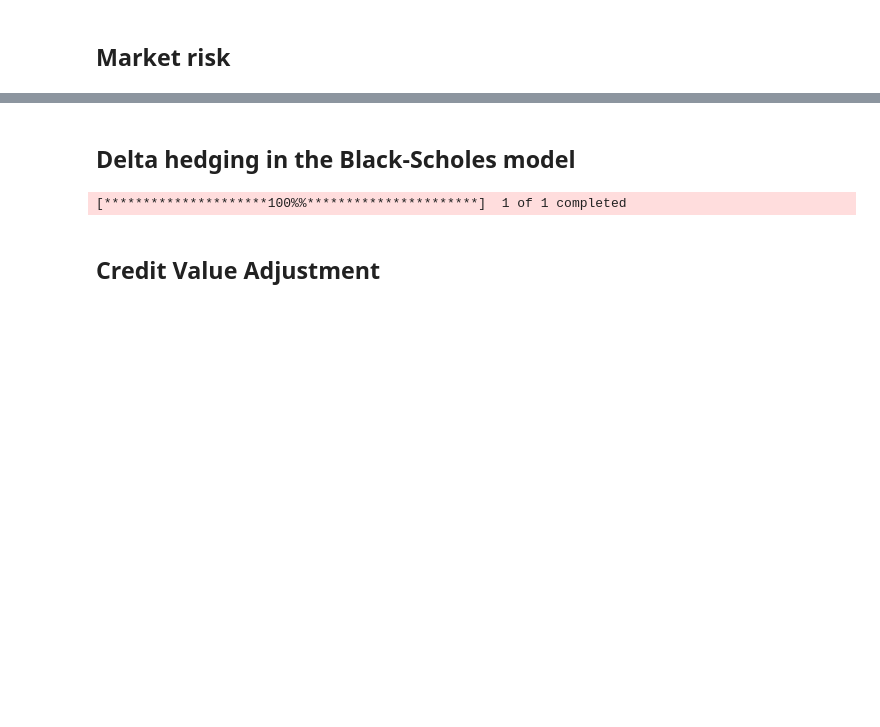
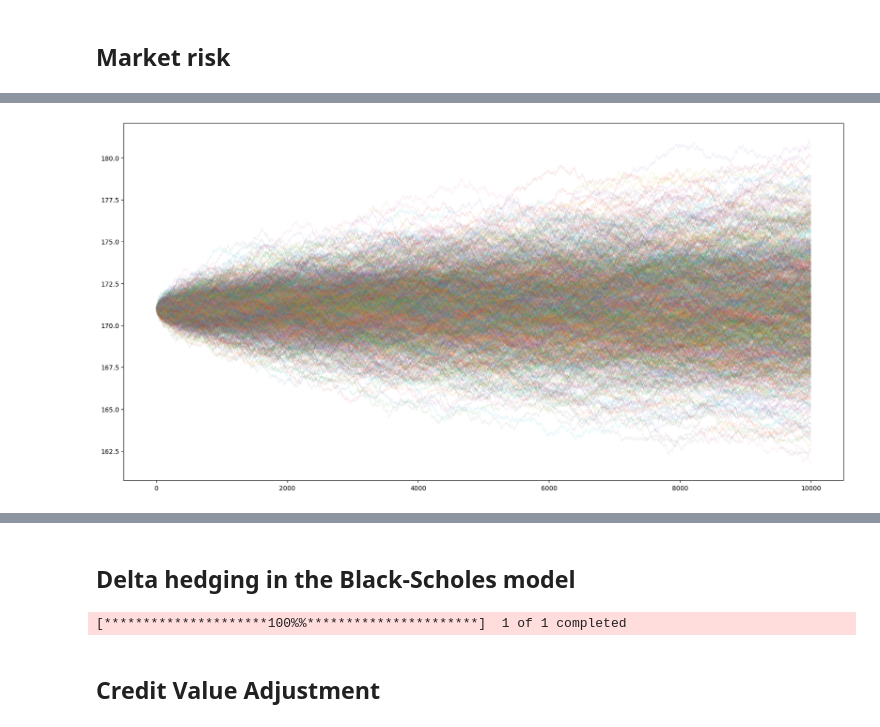
Before and after one commit to syrkis/finfun, a Jupyter notebook: notebook.ipynb, the cells around one changed output, grey strips where cells are left out. Drawn from its saved outputs; the diff is of its cells as text; code cells hidden in the pictures; blank space fills up the shorter version.

```diff
--- a/notebook.ipynb
+++ b/notebook.ipynb
@@ -104,0 +109,14 @@ stock = portfolio[stocks['Apple']]
+# %%
+S = portfolio['aapl']
+R = np.log(S / S.shift(1)).dropna()
+mu, sigma = R.mean(), R.std()
+start_price = S[-1]
+days = 10000
+dt = 1 / days
+fig, ax = plt.subplots(figsize=(20, 10))
+for i in range(1000):
+    prices = geometric_brownian_motion_model_simulate(mu, sigma, S[-1], days, dt)
+    ax.plot(prices, linewidth=0.8, alpha=0.1)
+plt.show()
+# %% [output]
+[figure, added]
```
Also changed, not shown: parts of 15 cells of this notebook.
